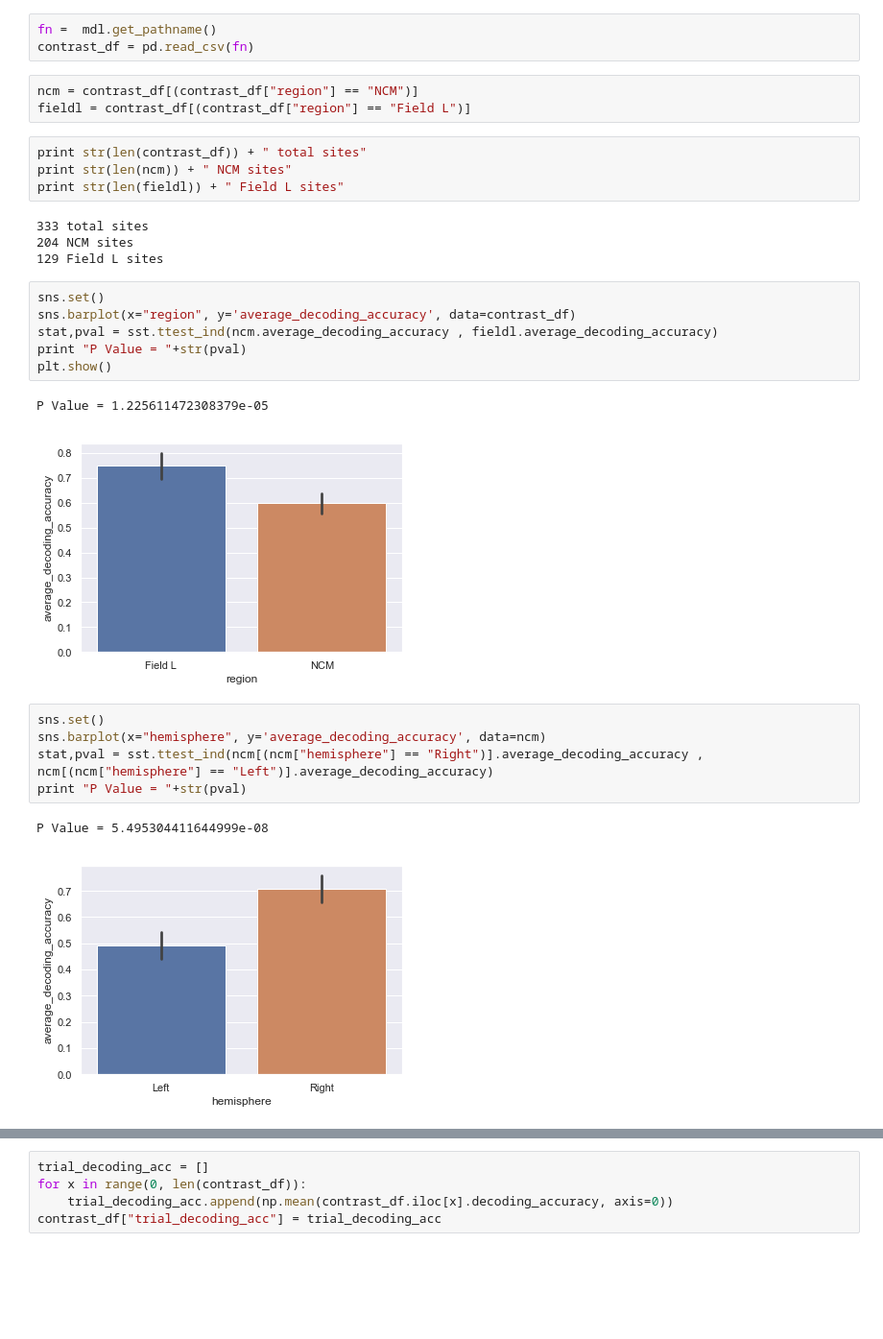
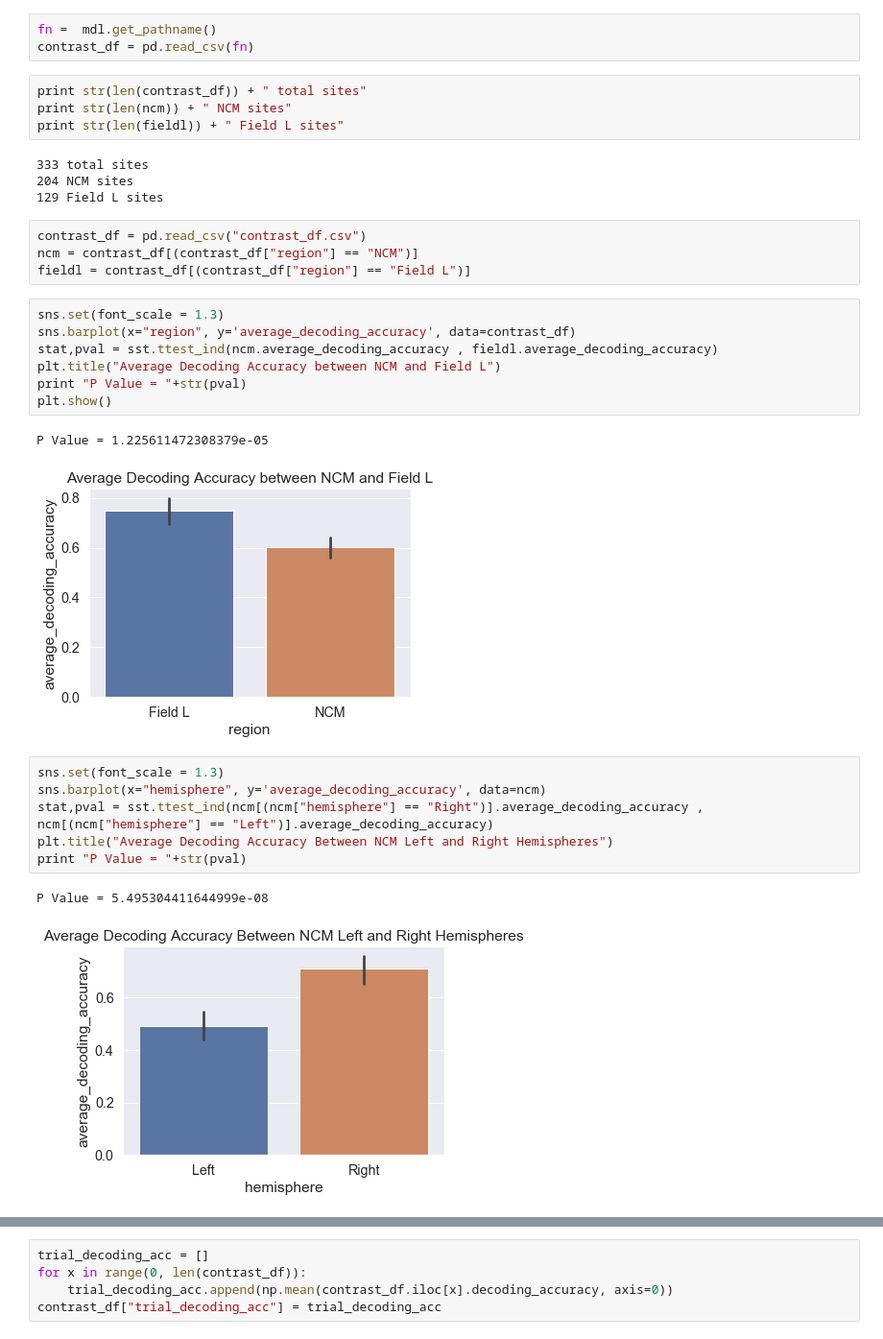
Before and after one commit to dnatanov/dnlab, a Jupyter notebook: exploratory_analysis.ipynb, the cells around one changed output, grey strips where cells are left out. Shown: that part at 96% size. Cells and saved outputs as stored; diff of their text form; blank space fills up the shorter version.

Commit message:
contrast condition

```diff
--- a/exploratory_analysis.ipynb
+++ b/exploratory_analysis.ipynb
@@ -251,9 +282,6 @@ contrast_df = pd.concat([l_c_df, ncm_c_df])
 # %%
 fn =  mdl.get_pathname()
 contrast_df = pd.read_csv(fn)
-# %%
-ncm = contrast_df[(contrast_df["region"] == "NCM")]
-fieldl = contrast_df[(contrast_df["region"] == "Field L")]
 # %%
 print str(len(contrast_df)) + " total sites"
 print str(len(ncm)) + " NCM sites"
@@ -262,21 +290,27 @@ print str(len(fieldl)) + " Field L sites"
 333 total sites
 204 NCM sites
 129 Field L sites
+# %%
+contrast_df = pd.read_csv("contrast_df.csv")
+ncm = contrast_df[(contrast_df["region"] == "NCM")]
+fieldl = contrast_df[(contrast_df["region"] == "Field L")]
 # %%
-sns.set()
+sns.set(font_scale = 1.3)
 sns.barplot(x="region", y='average_decoding_accuracy', data=contrast_df)
 stat,pval = sst.ttest_ind(ncm.average_decoding_accuracy , fieldl.average_decoding_accuracy)
+plt.title("Average Decoding Accuracy between NCM and Field L")
 print "P Value = "+str(pval)
 plt.show()
 # %% [output]
 P Value = 1.225611472308379e-05
-[figure, old version]
+[figure, new version]
 # %%
-sns.set()
+sns.set(font_scale = 1.3)
 sns.barplot(x="hemisphere", y='average_decoding_accuracy', data=ncm)
 stat,pval = sst.ttest_ind(ncm[(ncm["hemisphere"] == "Right")].average_decoding_accuracy , ncm[(ncm["hemisphere"] == "Left")].average_decoding_accuracy)
+plt.title("Average Decoding Accuracy Between NCM Left and Right Hemispheres")
 print "P Value = "+str(pval)
 # %% [output]
 P Value = 5.495304411644999e-08
-[figure, old version]
+[figure, new version]
 # %%
```
Also changed, not shown: parts of 14 cells of this notebook, 2 other files.
